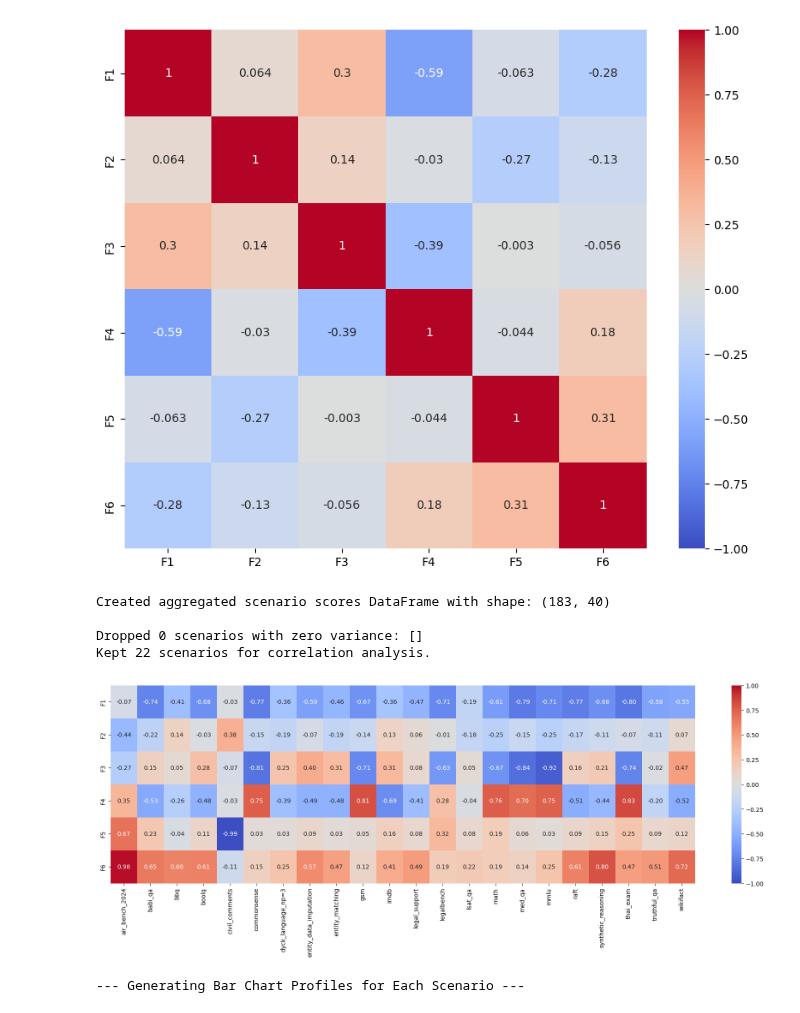
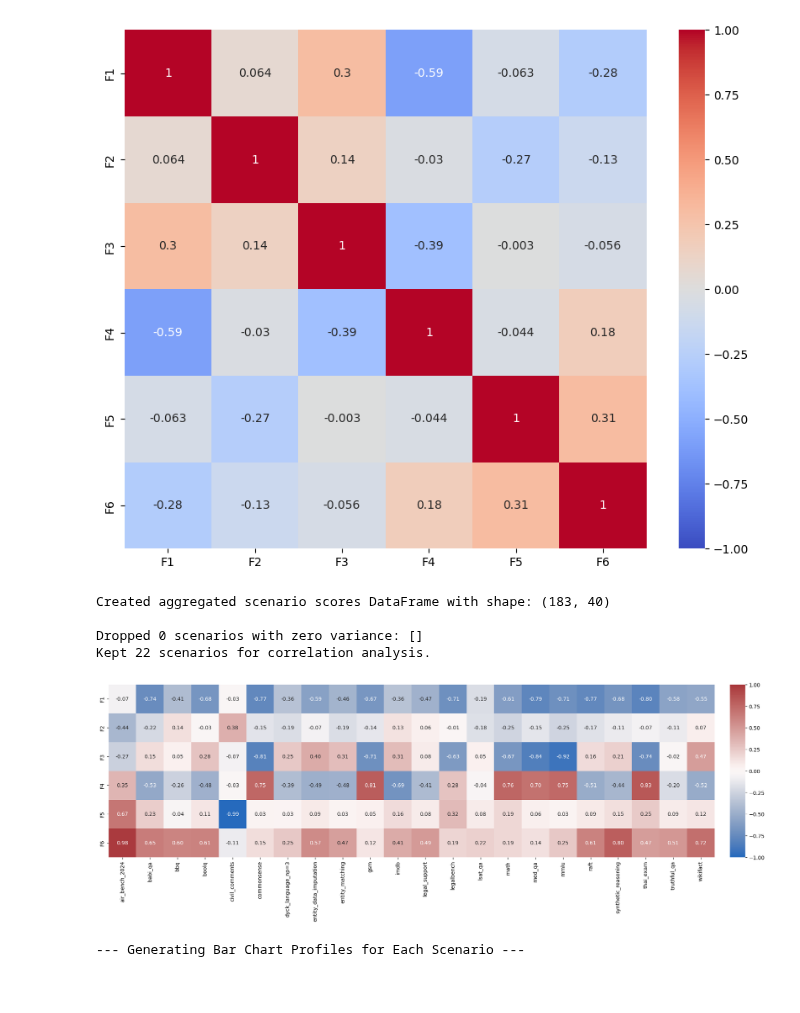
Before and after one commit to ronanhansel/reeval-multi, a Jupyter notebook: mirt-official/eda.ipynb, the cells around one changed output. Saved outputs shown, nothing was run; the diff lists cells and outputs as text; code cells hidden in the pictures.

```diff
--- a/mirt-official/eda.ipynb
+++ b/mirt-official/eda.ipynb
@@ -276,39 +276,66 @@ std_devs = scenario_scores.std()
 
 # Find the scenarios where the scores actually vary (std > 0)
 scenarios_to_keep = std_devs[std_devs > 0].index
 scenarios_dropped = std_devs[std_devs == 0].index
 
 # Create a new DataFrame with only the valid scenarios
 scenario_scores_filtered = scenario_scores[scenarios_to_keep]
 
 print(f"\nDropped {len(scenarios_dropped)} scenarios with zero variance: {list(scenarios_dropped)}")
 print(f"Kept {len(scenarios_to_keep)} scenarios for correlation analysis.")
 
 
 # --- Step C: Combine ability scores and the FILTERED scenario scores ---
 combined_df = pd.concat([ability_df, scenario_scores_filtered], axis=1)
 
 
 # --- Step D: Calculate the full correlation matrix ---
 full_correlations = combined_df.corr(method='spearman')
 
 
 # --- Step E: Isolate and visualize the part we care about ---
 # We now use the filtered list of columns
 factor_scenario_corr = full_correlations.loc[ability_df.columns, scenario_scores_filtered.columns]
 
-plt.figure(figsize=(22, 6))
-sns.heatmap(factor_scenario_corr, annot=True, cmap='coolwarm', vmin=-1, vmax=1, fmt='.2f')
-plt.ylabel('')
-plt.xlabel('')
-plt.savefig("../result/factor-scenario-correlations.png", dpi=300, bbox_inches='tight')
+# --- Step E: Isolate and visualize with adjusted spacing ---
+
+# 1. Create the figure and axes.
+#    Add 'wspace' to control the horizontal gap between the heatmap and color bar.
+fig, (ax_heatmap, ax_cbar) = plt.subplots(
+    nrows=1,
+    ncols=2,
+    figsize=(22, 6),
+    gridspec_kw={
+        'width_ratios': [40, 1],
+        'wspace': 0.05  # <-- ADD THIS LINE
+    }
+)
+
+# 2. Draw the heatmap and color bar (same as before)
+sns.heatmap(
+    factor_scenario_corr,
+    annot=True,
+    cmap='vlag',
+    vmin=-1,
+    vmax=1,
+    fmt='.2f',
+    ax=ax_heatmap,
+    cbar_ax=ax_cbar
+)
+
+# 3. Set labels (same as before)
+ax_heatmap.set_ylabel('')
+ax_heatmap.set_xlabel('')
+
+# 4. Save and show the plot
+plt.savefig("../result/factor-scenario-correlations.pdf", bbox_inches='tight')
 plt.show()
 # %% [output]
 Created aggregated scenario scores DataFrame with shape: (183, 40)
 
 Dropped 0 scenarios with zero variance: []
 Kept 22 scenarios for correlation analysis.
-[figure, old version]
+[figure, new version]
 # %%
 import pandas as pd
 import numpy as np
```
Also changed, not shown: parts of 1 cell of this notebook, 11 other files.
